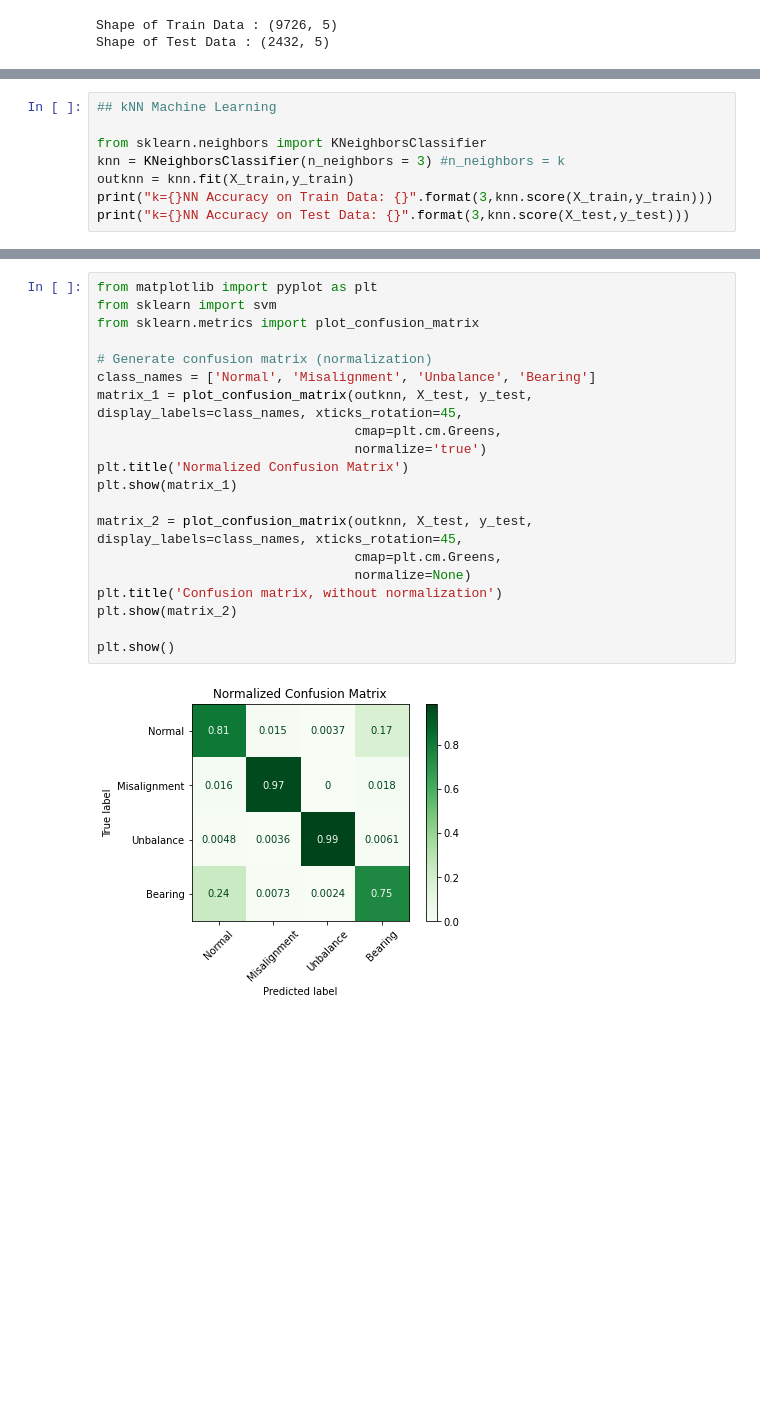
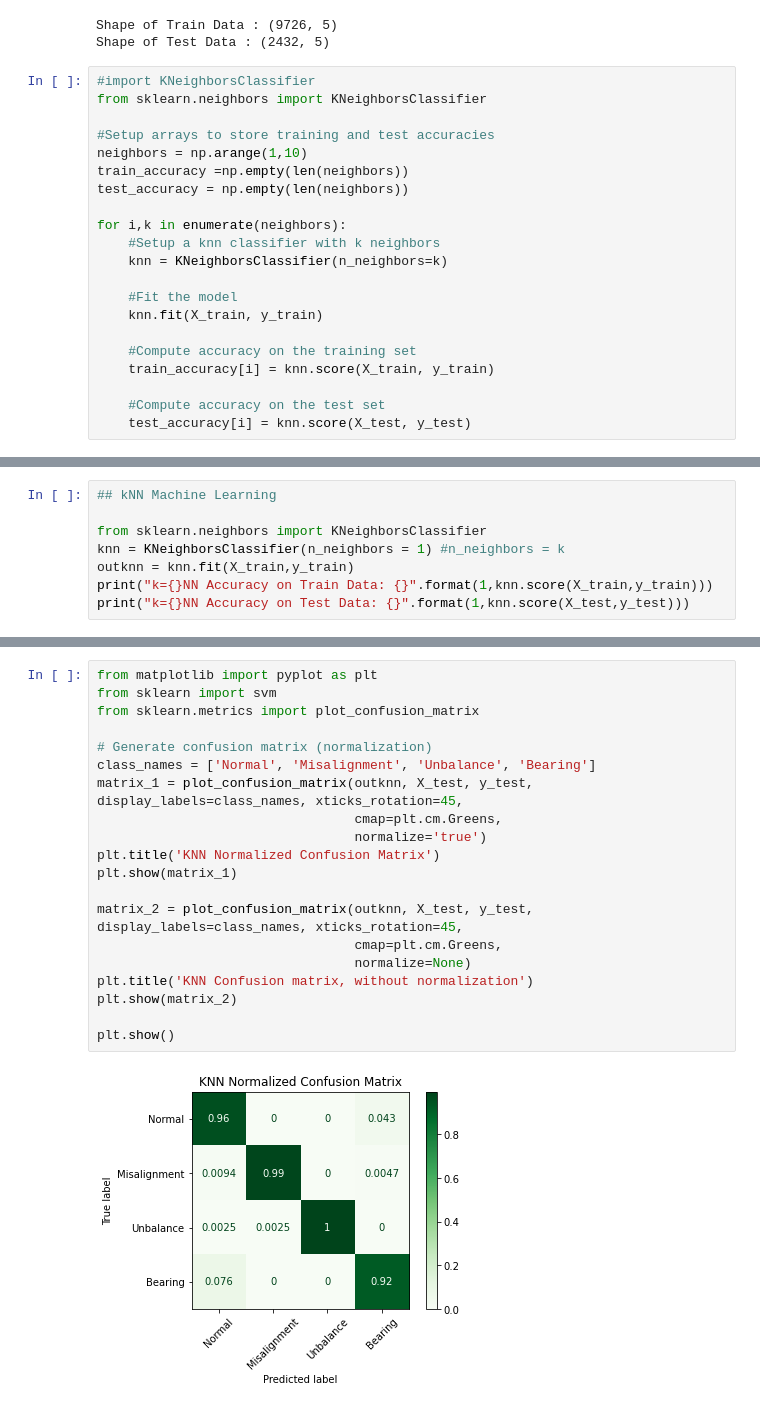
Before and after one commit to runnisha477/Vibration_Fault_Classification, a Jupyter notebook: exp/2022/februrary/Tugas Akhir (4 label) - KNN.ipynb, the cells around one changed output, grey strips where cells are left out. Saved outputs shown, nothing was run; the diff lists cells and outputs as text; blank space fills up the shorter version.

```diff
--- a/exp/2022/februrary/Tugas Akhir (4 label) - KNN.ipynb
+++ b/exp/2022/februrary/Tugas Akhir (4 label) - KNN.ipynb
@@ -171,3 +207,24 @@ print("Shape of Test Data : {}".format(X_test.shape))
 # %% [output]
 Shape of Train Data : (9726, 5)
 Shape of Test Data : (2432, 5)
+# %%
+#import KNeighborsClassifier
+from sklearn.neighbors import KNeighborsClassifier
+
+#Setup arrays to store training and test accuracies
+neighbors = np.arange(1,10)
+train_accuracy =np.empty(len(neighbors))
+test_accuracy = np.empty(len(neighbors))
+
+for i,k in enumerate(neighbors):
+    #Setup a knn classifier with k neighbors
+    knn = KNeighborsClassifier(n_neighbors=k)
+
+    #Fit the model
+    knn.fit(X_train, y_train)
+
+    #Compute accuracy on the training set
+    train_accuracy[i] = knn.score(X_train, y_train)
+
+    #Compute accuracy on the test set
+    test_accuracy[i] = knn.score(X_test, y_test)
@@ -175,8 +245,8 @@ Shape of Test Data : (2432, 5)
 ## kNN Machine Learning
 
 from sklearn.neighbors import KNeighborsClassifier
-knn = KNeighborsClassifier(n_neighbors = 3) #n_neighbors = k
+knn = KNeighborsClassifier(n_neighbors = 1) #n_neighbors = k
 outknn = knn.fit(X_train,y_train)
-print("k={}NN Accuracy on Train Data: {}".format(3,knn.score(X_train,y_train)))
-print("k={}NN Accuracy on Test Data: {}".format(3,knn.score(X_test,y_test)))
+print("k={}NN Accuracy on Train Data: {}".format(1,knn.score(X_train,y_train)))
+print("k={}NN Accuracy on Test Data: {}".format(1,knn.score(X_test,y_test)))
 # %% [output]
@@ -185,22 +255,22 @@ k=3NN Accuracy on Test Data: 0.884046052631579
 # %%
 from matplotlib import pyplot as plt
 from sklearn import svm
 from sklearn.metrics import plot_confusion_matrix
 
 # Generate confusion matrix (normalization)
 class_names = ['Normal', 'Misalignment', 'Unbalance', 'Bearing']
 matrix_1 = plot_confusion_matrix(outknn, X_test, y_test, display_labels=class_names, xticks_rotation=45,
                                  cmap=plt.cm.Greens,
                                  normalize='true')
-plt.title('Normalized Confusion Matrix')
+plt.title('KNN Normalized Confusion Matrix')
 plt.show(matrix_1)
 
 matrix_2 = plot_confusion_matrix(outknn, X_test, y_test, display_labels=class_names, xticks_rotation=45,
                                  cmap=plt.cm.Greens,
                                  normalize=None)
-plt.title('Confusion matrix, without normalization')
+plt.title('KNN Confusion matrix, without normalization')
 plt.show(matrix_2)
 
 plt.show()
 # %% [output]
-[figure, old version]
+[figure, new version]
```
Also changed, not shown: parts of 10 cells of this notebook, 1 other file.
